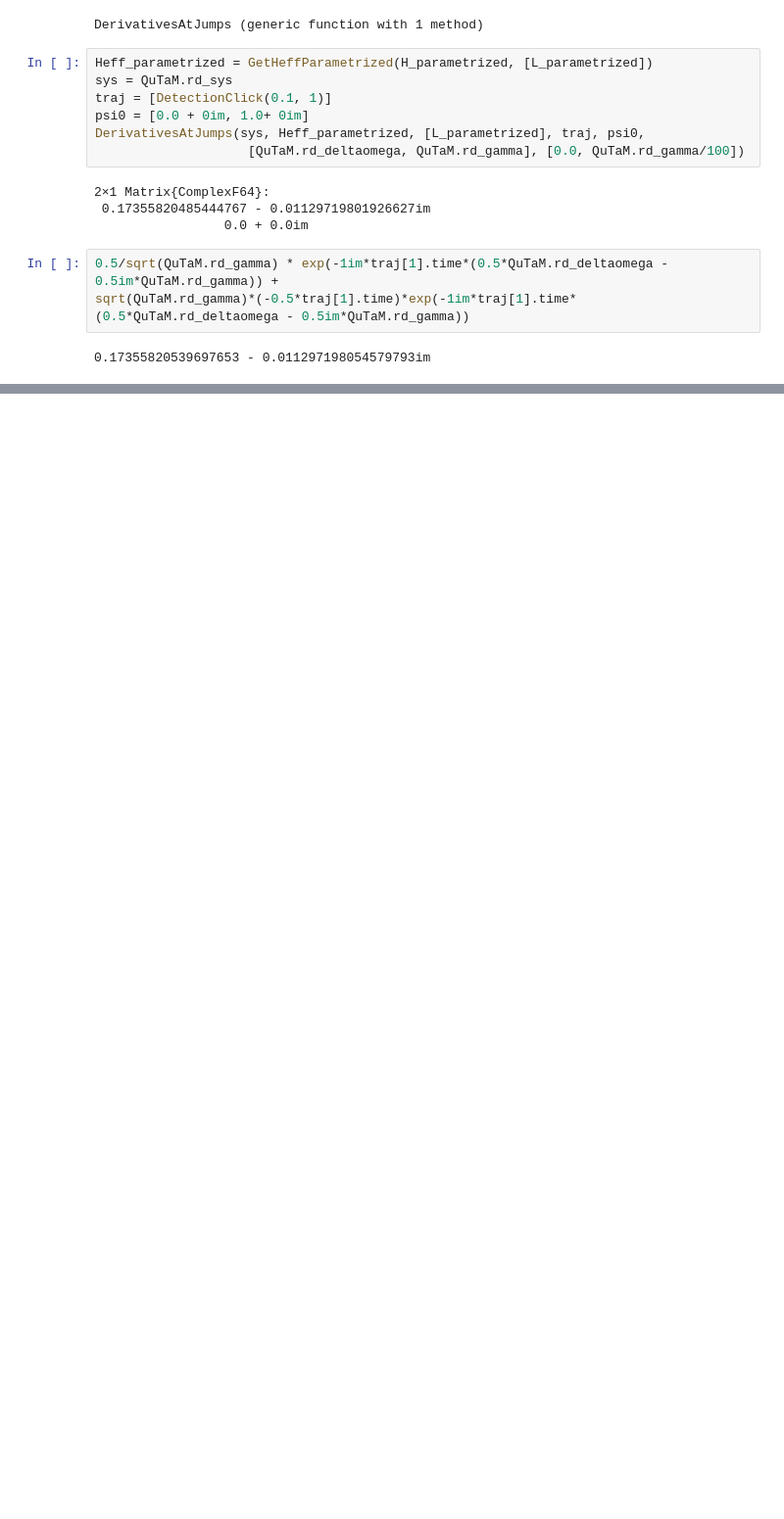
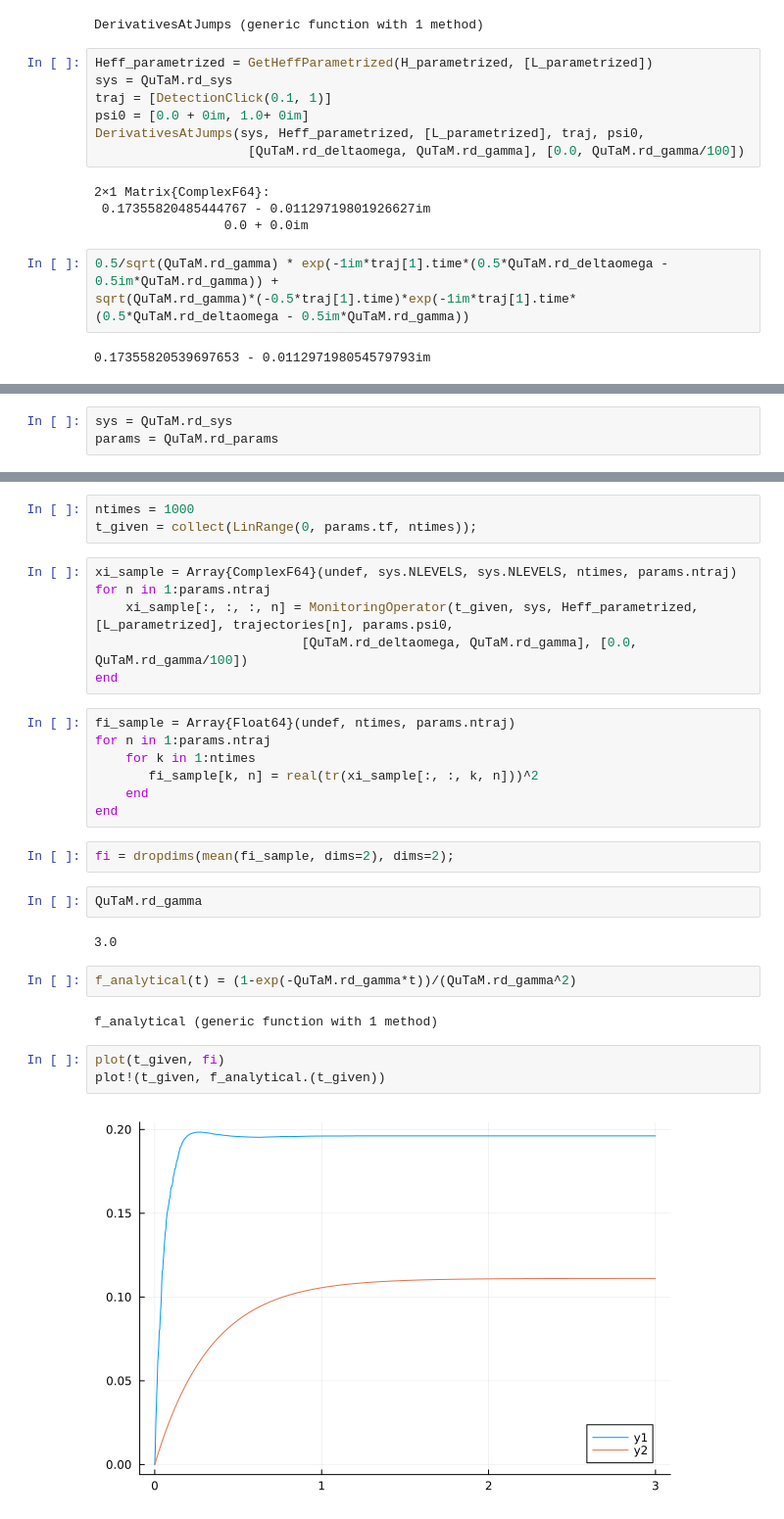
Before and after one commit to Ste1nb0cK/QuTaM.jl, a Jupyter notebook: notebooks/Monitoring.ipynb, the cells around one changed output, grey strips where cells are left out. Shown at 98% size. Drawn from its saved outputs; the diff is of its cells as text; blank space fills up the shorter version.

Commit message:
First plots of FI, not working yet

```diff
--- a/notebooks/Monitoring.ipynb
+++ b/notebooks/Monitoring.ipynb
@@ -111,0 +184,3 @@ sqrt(QuTaM.rd_gamma)*(-0.5*traj[1].time)*exp(-1im*traj[1].time*(0.5*QuTaM.rd_del
+# %%
+sys = QuTaM.rd_sys
+params = QuTaM.rd_params
@@ -111,0 +198,31 @@ sqrt(QuTaM.rd_gamma)*(-0.5*traj[1].time)*exp(-1im*traj[1].time*(0.5*QuTaM.rd_del
+# %%
+ntimes = 1000
+t_given = collect(LinRange(0, params.tf, ntimes));
+# %%
+xi_sample = Array{ComplexF64}(undef, sys.NLEVELS, sys.NLEVELS, ntimes, params.ntraj)
+for n in 1:params.ntraj
+    xi_sample[:, :, :, n] = MonitoringOperator(t_given, sys, Heff_parametrized, [L_parametrized], trajectories[n], params.psi0,
+                           [QuTaM.rd_deltaomega, QuTaM.rd_gamma], [0.0, QuTaM.rd_gamma/100])
+end
+# %%
+fi_sample = Array{Float64}(undef, ntimes, params.ntraj)
+for n in 1:params.ntraj
+    for k in 1:ntimes
+       fi_sample[k, n] = real(tr(xi_sample[:, :, k, n]))^2
+    end
+end
+# %%
+fi = dropdims(mean(fi_sample, dims=2), dims=2);
+# %%
+QuTaM.rd_gamma
+# %% [output]
+3.0
+# %%
+f_analytical(t) = (1-exp(-QuTaM.rd_gamma*t))/(QuTaM.rd_gamma^2)
+# %% [output]
+f_analytical (generic function with 1 method)
+# %%
+plot(t_given, fi)
+plot!(t_given, f_analytical.(t_given))
+# %% [output]
+[figure, added]
```
Also changed, not shown: parts of 6 cells of this notebook, 1 other file.
